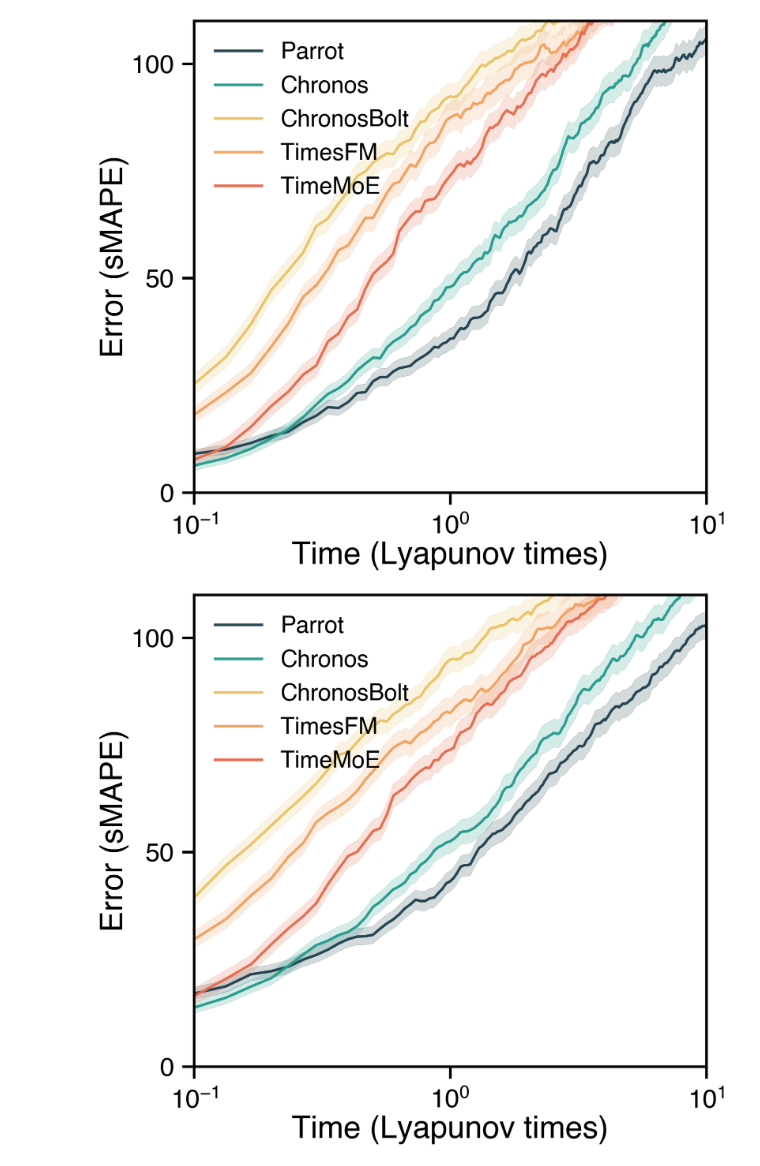
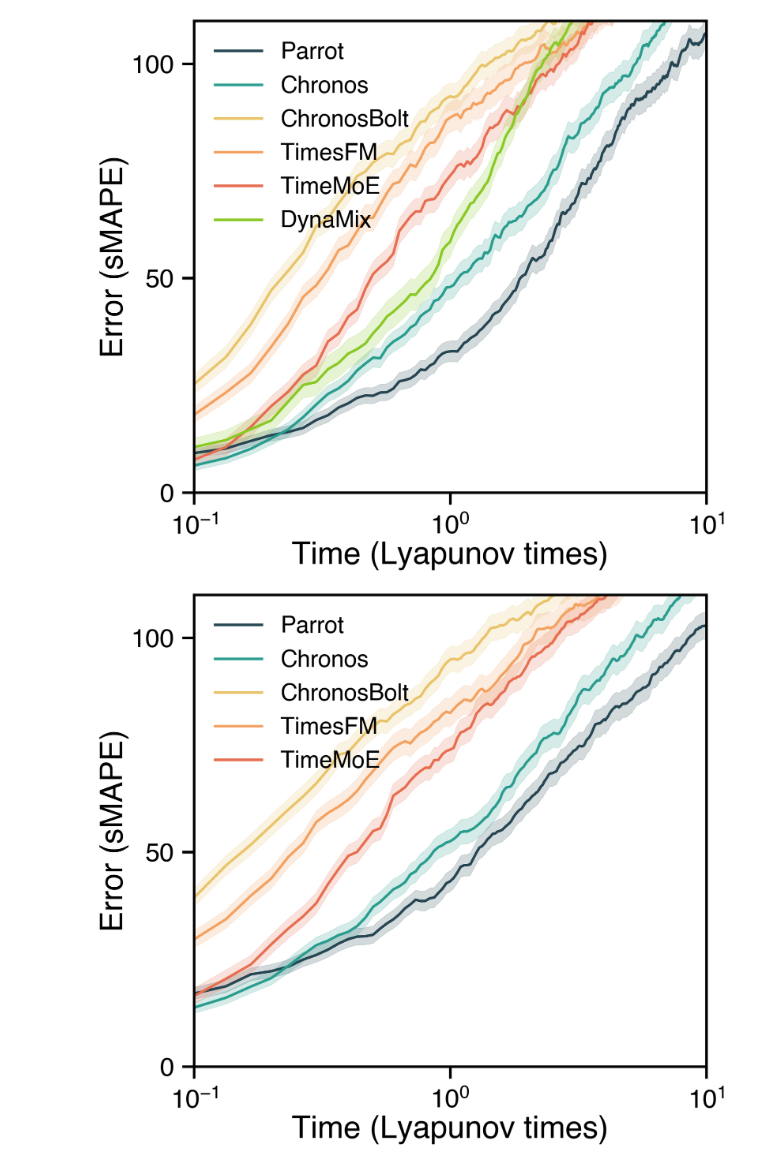
Before and after one commit to y-z-zhang/parroting, a Jupyter notebook: analysis/analysis_vary_context_length.ipynb, the cells around one changed output. Saved outputs shown, nothing was run; the diff lists cells and outputs as text; code cells hidden in the pictures.

Commit message:
include dynamix results

```diff
--- a/analysis/analysis_vary_context_length.ipynb
+++ b/analysis/analysis_vary_context_length.ipynb
@@ -138,11 +137,28 @@ average_mse = np.load(f'./Chronos_statistics_normalized/average_mse.npy',allow_p
 median_mse = np.load(f'./Chronos_statistics_normalized/median_mse.npy',allow_pickle='TRUE').item()
 average_mae = np.load(f'./Chronos_statistics_normalized/average_mae.npy',allow_pickle='TRUE').item()
 median_mae = np.load(f'./Chronos_statistics_normalized/median_mae.npy',allow_pickle='TRUE').item()
+# %%
+dynamix_average_vpt = np.load(f'./dynamix_statistics/average_vpt.npy',allow_pickle='TRUE').item()
+dynamix_median_vpt = np.load(f'./dynamix_statistics/median_vpt.npy',allow_pickle='TRUE').item()
+dynamix_average_smape = np.load(f'./dynamix_statistics/average_smape.npy',allow_pickle='TRUE').item()
+dynamix_median_smape = np.load(f'./dynamix_statistics/median_smape.npy',allow_pickle='TRUE').item()
+dynamix_average_cdim = np.load(f'./dynamix_statistics/average_cdim.npy',allow_pickle='TRUE').item()
+dynamix_median_cdim = np.load(f'./dynamix_statistics/median_cdim.npy',allow_pickle='TRUE').item()
+dynamix_average_kl = np.load(f'./dynamix_statistics/average_kl.npy',allow_pickle='TRUE').item()
+dynamix_median_kl = np.load(f'./dynamix_statistics/median_kl.npy',allow_pickle='TRUE').item()
+dynamix_average_vpt_2 = np.load(f'./dynamix_statistics/average_vpt_2.npy',allow_pickle='TRUE').item()
+dynamix_median_vpt_2 = np.load(f'./dynamix_statistics/median_vpt_2.npy',allow_pickle='TRUE').item()
+dynamix_average_smape_2 = np.load(f'./dynamix_statistics/average_smape_2.npy',allow_pickle='TRUE').item()
+dynamix_median_smape_2 = np.load(f'./dynamix_statistics/median_smape_2.npy',allow_pickle='TRUE').item()
+dynamix_average_mse = np.load(f'./dynamix_statistics/average_mse.npy',allow_pickle='TRUE').item()
+dynamix_median_mse = np.load(f'./dynamix_statistics/median_mse.npy',allow_pickle='TRUE').item()
+dynamix_average_mae = np.load(f'./dynamix_statistics/average_mae.npy',allow_pickle='TRUE').item()
+dynamix_median_mae = np.load(f'./dynamix_statistics/median_mae.npy',allow_pickle='TRUE').item()
 # %%
 ## set all fonts to Helvetica
 plt.rcParams["font.family"] = "Helvetica"
 # %%
-colors = ["#264653", "#2a9d8f", "#e9c46a", "#f4a261", "#e76f51"]
+colors = ["#264653", "#2a9d8f", "#e9c46a", "#f4a261", "#e76f51", "#8ac926", "#1982c4", "#6a4c93"]
 
 time = np.arange(1/granularity, (forecast_length+1)/granularity, 1/granularity)
 
@@ -185,35 +201,41 @@ smape_std = np.std(smape_trjs, axis=0)/np.sqrt(len(equation_names))
 plt.plot(time, smape_trj, lw=5, ls='-', alpha=1, color=colors[2], label='ChronosBolt')
 ax.fill_between(time, smape_trj - smape_std, smape_trj + smape_std, alpha=0.2, color=colors[2])
 
 smape_trjs = [TimesFM_median_smape[(equation_name, context_length)] for equation_name, ctx in TimesFM_median_smape.keys() if ctx == context_length]
 smape_trj = np.median(smape_trjs, axis=0)
 smape_std = np.std(smape_trjs, axis=0)/np.sqrt(len(equation_names))
 plt.plot(time, smape_trj, lw=5, ls='-', alpha=1, color=colors[3], label='TimesFM')
 ax.fill_between(time, smape_trj - smape_std, smape_trj + smape_std, alpha=0.2, color=colors[3])
 
 smape_trjs = [TimeMoE_median_smape[(equation_name, context_length)] for equation_name, ctx in TimeMoE_median_smape.keys() if ctx == context_length]
 smape_trj = np.median(smape_trjs, axis=0)
 smape_std = np.std(smape_trjs, axis=0)/np.sqrt(len(equation_names))
 plt.plot(time, smape_trj, lw=5, ls='-', alpha=1, color=colors[4], label='TimeMoE')
 ax.fill_between(time, smape_trj - smape_std, smape_trj + smape_std, alpha=0.2, color=colors[4])
 
+smape_trjs = [dynamix_median_smape[(equation_name, context_length)] for equation_name, ctx in dynamix_median_smape.keys() if ctx == context_length]
+smape_trj = np.median(smape_trjs, axis=0)
+smape_std = np.std(smape_trjs, axis=0)/np.sqrt(len(equation_names))
+plt.plot(time, smape_trj, lw=5, ls='-', alpha=1, color=colors[5], label='DynaMix')
+ax.fill_between(time, smape_trj - smape_std, smape_trj + smape_std, alpha=0.2, color=colors[5])
+
 plt.xscale('log')
 #plt.yscale('log')
 
 plt.xlim([.1, 10])
 plt.ylim([0, 110])
 
 plt.yticks([0, 50, 100])
 
 plt.legend(loc='upper left', frameon=False, prop={'size':45, 'family': 'Helvetica'}, ncol=1)
 
 plt.gca().tick_params(axis='y', pad=15, size=23, width=5)
 plt.gca().tick_params(axis='x', pad=20, size=23, width=5)
 
 fig.set_tight_layout(True)
-#plt.savefig(f'smape_rolling_compare.pdf', bbox_inches='tight')
+plt.savefig(f'smape_rolling_compare.pdf', bbox_inches='tight')
 # %% [output]
-[figure, old version]
+[figure, new version]
 # %%
 colors = ["#264653", "#2a9d8f", "#e9c46a", "#f4a261", "#e76f51"]
 
```
Also changed, not shown: parts of 1 cell of this notebook, 7 other files.
